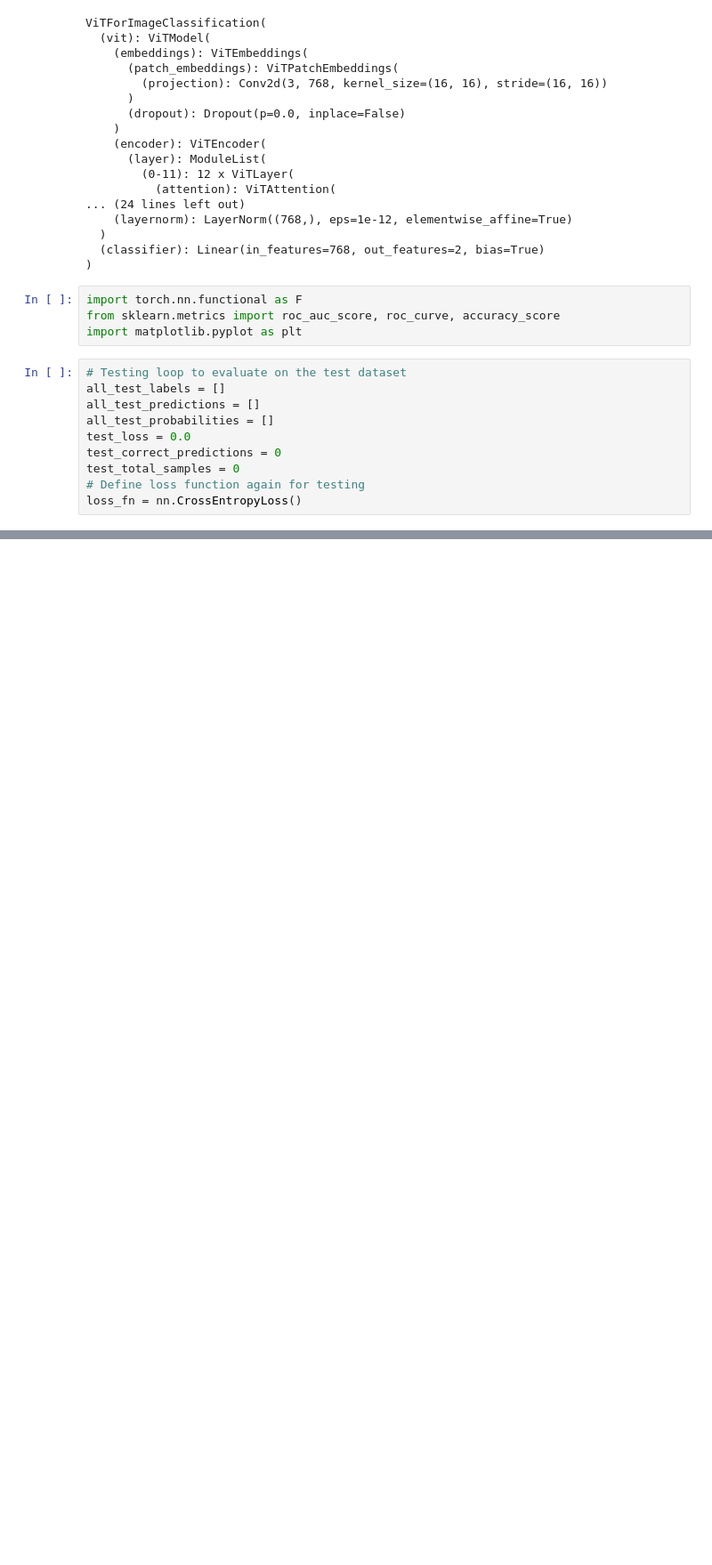
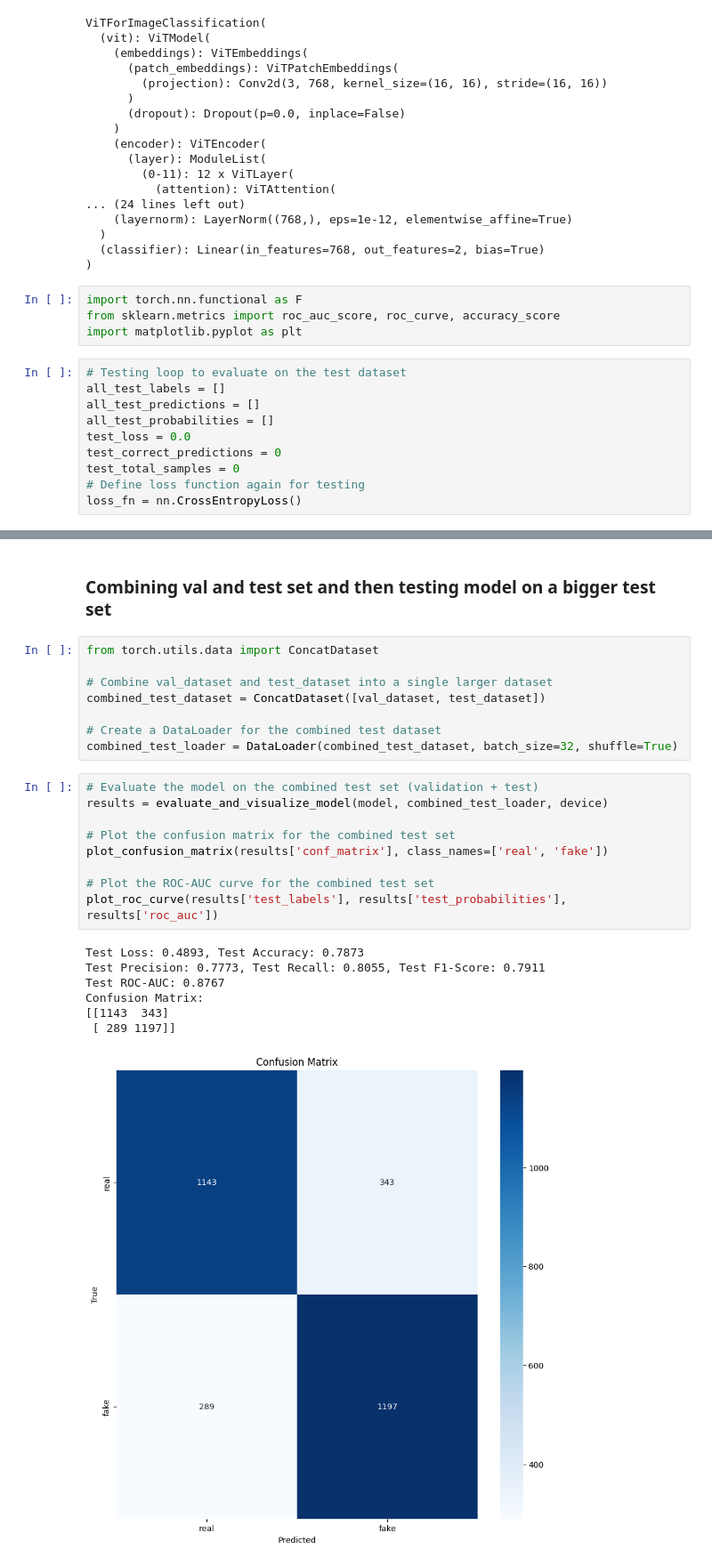
Before and after one commit to Pmalik24/DeepfakeDetectionSystem, a Jupyter notebook: vit_sample_training_and_tetsing.ipynb, the cells around one changed output, grey strips where cells are left out. Shown at 89% size. Drawn from its saved outputs; the diff is of its cells as text; blank space fills up the shorter version.

Commit message:
Update on testing vit on whole kaggle dataset

```diff
--- a/vit_sample_training_and_tetsing.ipynb
+++ b/vit_sample_training_and_tetsing.ipynb
@@ -412,0 +455,27 @@ plt.show()
+# %% [markdown]
+### Combining val and test set and then testing model on a bigger test set
+# %%
+from torch.utils.data import ConcatDataset
+
+# Combine val_dataset and test_dataset into a single larger dataset
+combined_test_dataset = ConcatDataset([val_dataset, test_dataset])
+
+# Create a DataLoader for the combined test dataset
+combined_test_loader = DataLoader(combined_test_dataset, batch_size=32, shuffle=True)
+# %%
+# Evaluate the model on the combined test set (validation + test)
+results = evaluate_and_visualize_model(model, combined_test_loader, device)
+
+# Plot the confusion matrix for the combined test set
+plot_confusion_matrix(results['conf_matrix'], class_names=['real', 'fake'])
+
+# Plot the ROC-AUC curve for the combined test set
+plot_roc_curve(results['test_labels'], results['test_probabilities'], results['roc_auc'])
+# %% [output]
+Test Loss: 0.4893, Test Accuracy: 0.7873
+Test Precision: 0.7773, Test Recall: 0.8055, Test F1-Score: 0.7911
+Test ROC-AUC: 0.8767
+Confusion Matrix:
+[[1143  343]
+ [ 289 1197]]
+[figure, added]
```
Also changed, not shown: parts of 10 cells of this notebook.
